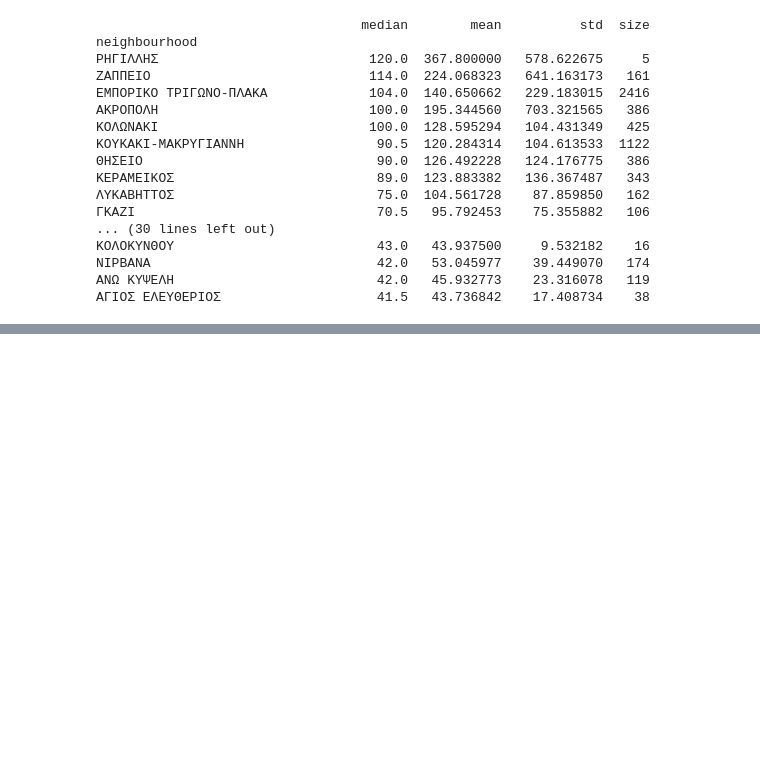
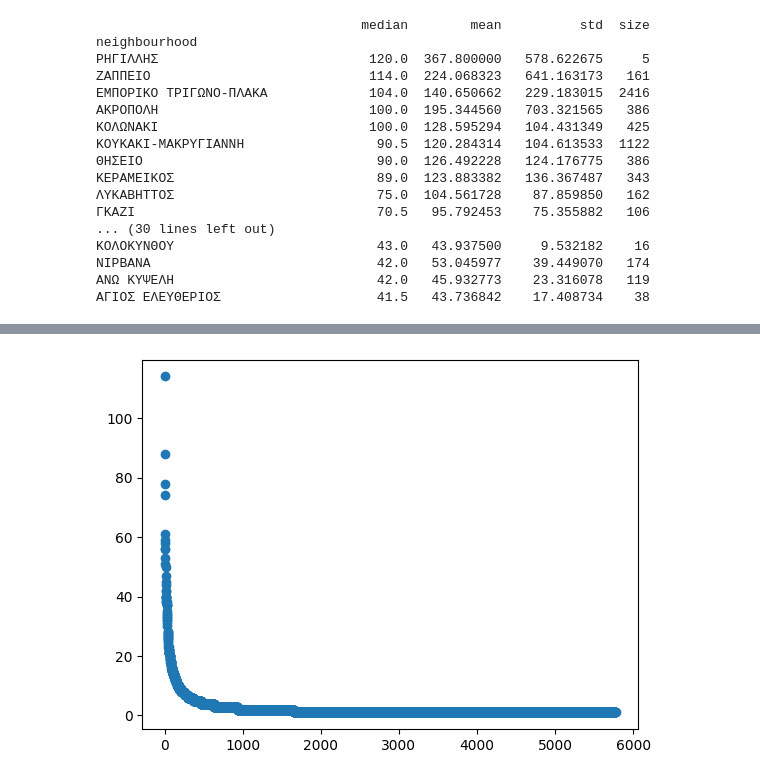
Before and after one commit to nickkatsios/airbnb-athens-analysis, a Jupyter notebook: airbnb_athens_analysis/assignment.ipynb, the cells around one changed output, grey strips where cells are left out. Cells and saved outputs as stored; diff of their text form; code cells hidden in the pictures; blank space fills up the shorter version.

```diff
--- a/airbnb_athens_analysis/assignment.ipynb
+++ b/airbnb_athens_analysis/assignment.ipynb
@@ -103,0 +168,15 @@ _ = plt.plot(x,y)
+# %%
+# Create a table with the number of listings per host, in descending order. Create a graph that will show the distribution of listings per host, as follows:
+
+# * You will rank the host on a number of listings basis. So, the first host will be the one with the largest number of listings, the second host will be the one with the second largest number of listings, etc. If there is a number of hosts with the same listings, just add them in sequence. For instance, if there are 10 hosts with one listing each, add them in the ranking with any order between them.
+
+# * On the $y$ axis you will have the number of listings.
+
+# That is, a point $(x, y)$ will mean that the $x$-th highest hosting host has $y$ listings.
+
+host_listings_sorted = listings['host_id'].value_counts().sort_values(ascending=False)
+x = np.arange(1, len(host_listings_sorted) + 1)
+y = host_listings_sorted.values
+_ = plt.scatter(x, y)
+# %% [output]
+[figure, added]
```
Also changed, not shown: parts of 11 cells of this notebook.
